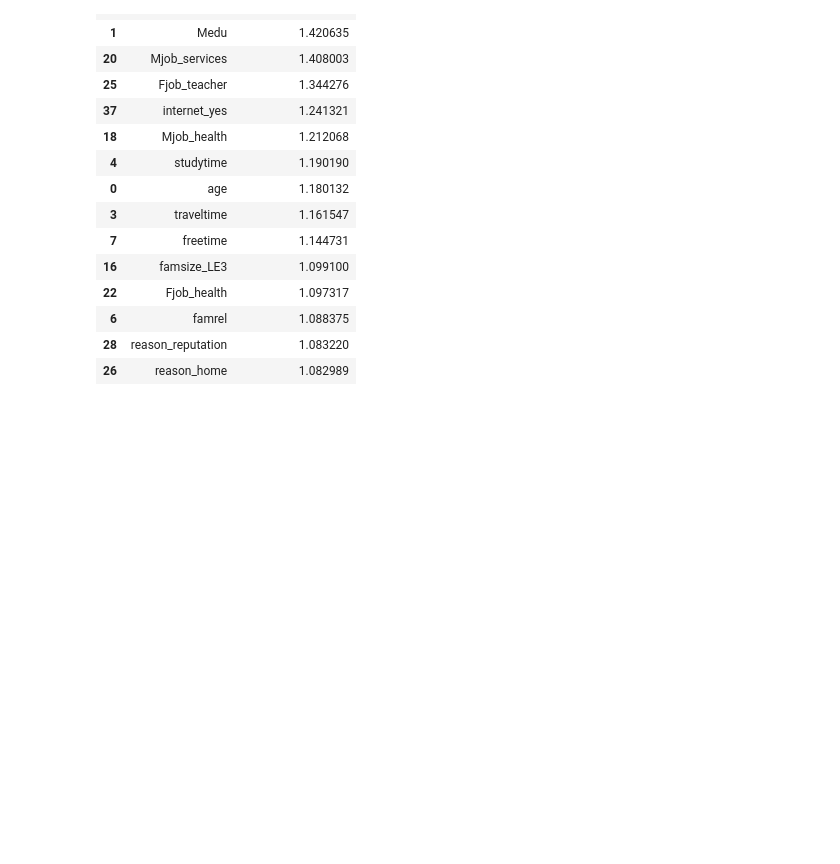
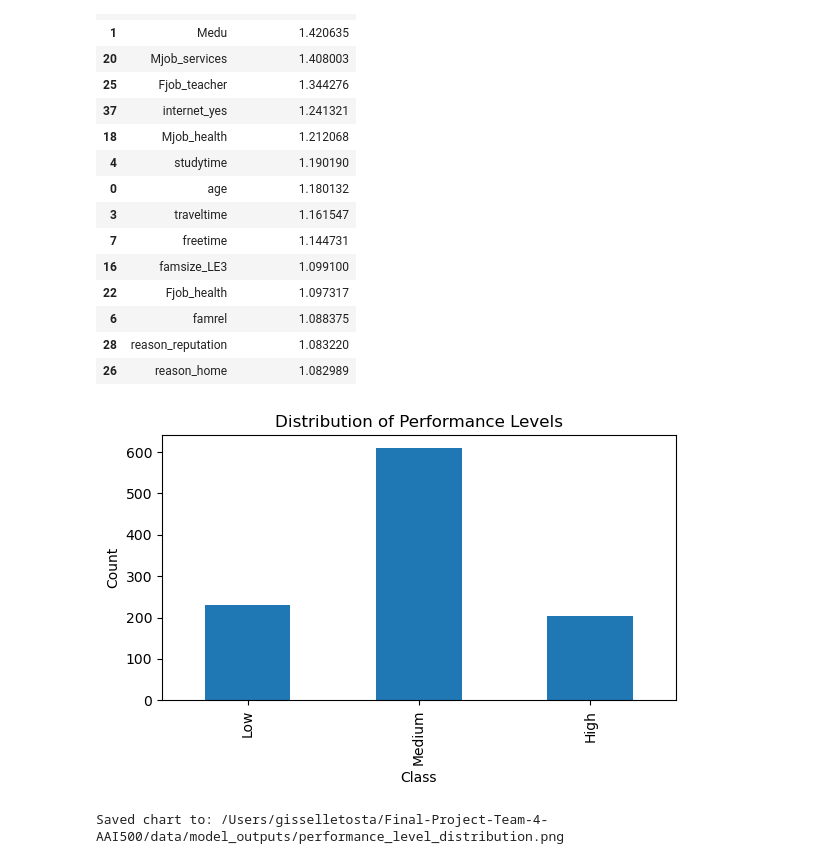
Before and after one commit to 19giss/Final-Project-Team-4-AAI500, a Jupyter notebook: notebooks/02_Modeling.ipynb, the cells around one changed output. Drawn from its saved outputs; the diff is of its cells as text; code cells hidden in the pictures; blank space fills up the shorter version.

Commit message:
Added visuals and finalized presentation slides for my recorded section (Gisselle)

```diff
--- a/notebooks/02_Modeling.ipynb
+++ b/notebooks/02_Modeling.ipynb
@@ -553,3 +553,32 @@ Saved Logistic Regression odds ratios (High vs others) to: /Users/gisselletosta/
 | 6 | famrel | 1.088375 |
 | 28 | reason_reputation | 1.083220 |
 | 26 | reason_home | 1.082989 |
+# %%
+# --- Performance level distribution chart ---
+from pathlib import Path
+import pandas as pd
+import matplotlib.pyplot as plt
+
+repo_root = Path.cwd().parent
+data_path = repo_root / "data" / "clean" / "student_clean_classification_noG1G2.csv"
+out_dir   = repo_root / "data" / "model_outputs"
+out_dir.mkdir(parents=True, exist_ok=True)  # <— ensure folder exists
+out_png   = out_dir / "performance_level_distribution.png"
+
+# Load and plot
+df = pd.read_csv(data_path)
+ax = df["performance_level"].value_counts().reindex(["Low","Medium","High"]).plot(
+    kind="bar", figsize=(6,4)
+)
+ax.set_title("Distribution of Performance Levels")
+ax.set_xlabel("Class")
+ax.set_ylabel("Count")
+plt.tight_layout()
+
+# Save
+plt.savefig(out_png, bbox_inches="tight")
+plt.show()
+print(f"Saved chart to: {out_png}")
+# %% [output]
+[figure, added]
+Saved chart to: /Users/gisselletosta/Final-Project-Team-4-AAI500/data/model_outputs/performance_level_distribution.png
```
Also changed, not shown: parts of 3 cells of this notebook, 4 other files.
